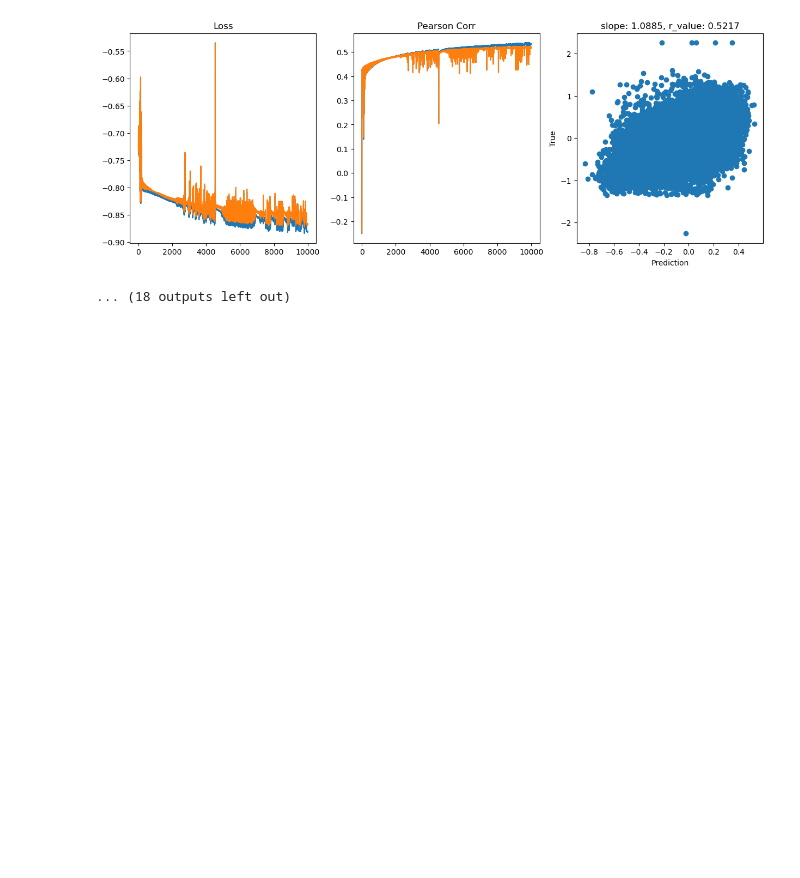
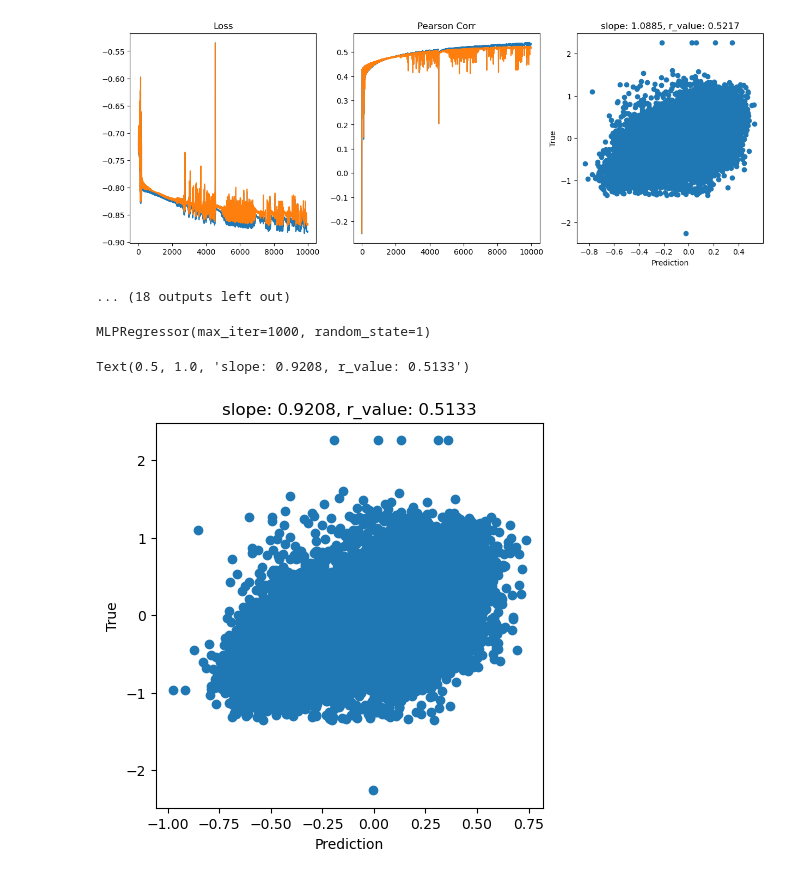
Before and after one commit to selvaje/SE_data, a Jupyter notebook: exercise/FeedForward_Networks_Class3.ipynb, the cells around one changed output. Saved outputs shown, nothing was run; the diff lists cells and outputs as text; code cells hidden in the pictures; blank space fills up the shorter version.

```diff
--- a/exercise/FeedForward_Networks_Class3.ipynb
+++ b/exercise/FeedForward_Networks_Class3.ipynb
@@ -573,3 +571,22 @@ Epoch 9000, train_loss: 0.1390, val_loss: 0.1421, r_value: 0.5209
 Epoch 9500, train_loss: 0.1322, val_loss: 0.1358, r_value: 0.5167
 [figure]
 ... (18 outputs left out)
+# %%
+# Let's try the sklearn MLP implementation
+from sklearn.neural_network import MLPRegressor
+regr = MLPRegressor(random_state=1, max_iter=1000).fit(X_train, y_train)
+print(regr)
+# %% [output]
+MLPRegressor(max_iter=1000, random_state=1)
+# %%
+y_pred = regr.predict(X_test)
+slope, intercept, r_value, p_value, std_err = scipy.stats.linregress(y_pred, y_test)
+
+fig,ax=plt.subplots(figsize=(5,5))
+ax.scatter(y_pred, y_test.cpu())
+ax.set_xlabel('Prediction')
+ax.set_ylabel('True')
+ax.set_title('slope: {:.4f}, r_value: {:.4f}'.format(slope, r_value))
+# %% [output]
+Text(0.5, 1.0, 'slope: 0.9208, r_value: 0.5133')
+[figure, added]
```
Also changed, not shown: parts of 4 cells of this notebook, 1 other file.
